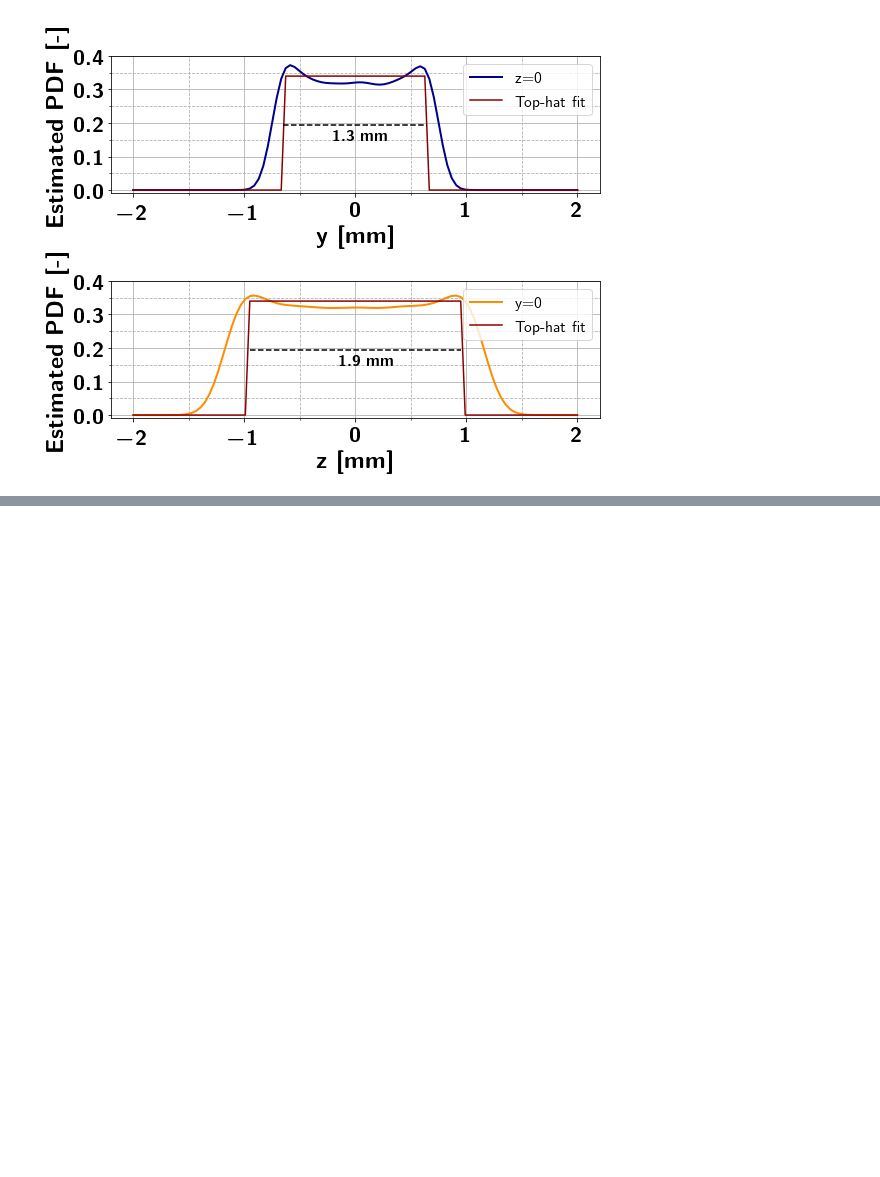
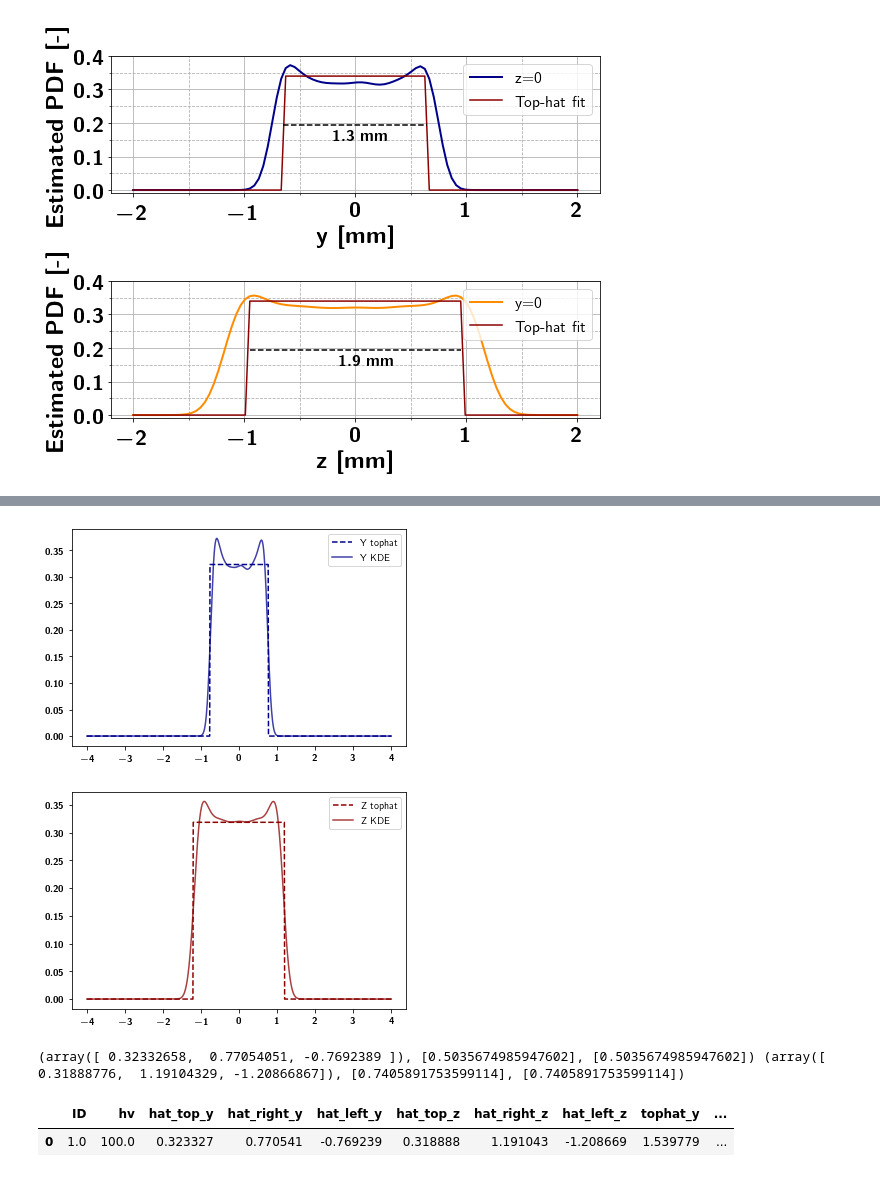
Before and after one commit to kromerh/phd_python, a Jupyter notebook: 03_COMSOL/03_BeamOptics/03_new_chamber/final_design/no_extraction/2020-02-28.HV_sweep_THESIS_FIGURE.ipynb, the cells around one changed output, grey strips where cells are left out. Drawn from its saved outputs; the diff is of its cells as text; code cells hidden in the pictures; blank space fills up the shorter version.

```diff
--- a/03_COMSOL/03_BeamOptics/03_new_chamber/final_design/no_extraction/2020-02-28.HV_sweep_THESIS_FIGURE.ipynb
+++ b/03_COMSOL/03_BeamOptics/03_new_chamber/final_design/no_extraction/2020-02-28.HV_sweep_THESIS_FIGURE.ipynb
@@ -318,3 +314,7 @@ make_plot_KDE(data, folder, figname, max_height=0.4, axis_lim=2)
 FWHM in x: 1.3413179148586047
 FWHM in y: 2.0871214536304747
 [figure]
+# %%
+fname = '/Users/hkromer/polybox/Thesis/Chapters/FurtherNeutronGeneratorUpgrades/Figures/COMSOL_Beam_Spot_100kV/COMSOL_data.0.5mA_100kV.csv'
+data = pd.read_csv(fname, index_col=0)
+data
@@ -320,0 +532,6 @@ FWHM in y: 2.0871214536304747
+# %%
+Y_vals, Z_vals = main(data, nbins=300, eval_points=1000, lim=4, n_iter=1e7, plot=True, verbose=True)
+# %% [output]
+[figure, added]
+[figure, added]
+(array([ 0.32332658,  0.77054051, -0.7692389 ]), [0.5035674985947602], [0.5035674985947602]) (array([ 0.31888776,  1.19104329, -1.20866867]), [0.7405891753599114], [0.7405891753599114])
@@ -320,0 +555,5 @@ FWHM in y: 2.0871214536304747
+# %%
+data_tophat
+# %% [output]
+|  | ID | hv | hat_top_y | hat_right_y | hat_left_y | hat_top_z | hat_right_z | hat_left_z | tophat_y | ... |
+| 0 | 1.0 | 100.0 | 0.323327 | 0.770541 | -0.769239 | 0.318888 | 1.191043 | -1.208669 | 1.539779 | ... |
```
Also changed, not shown: parts of 11 cells of this notebook, 11 other files.
